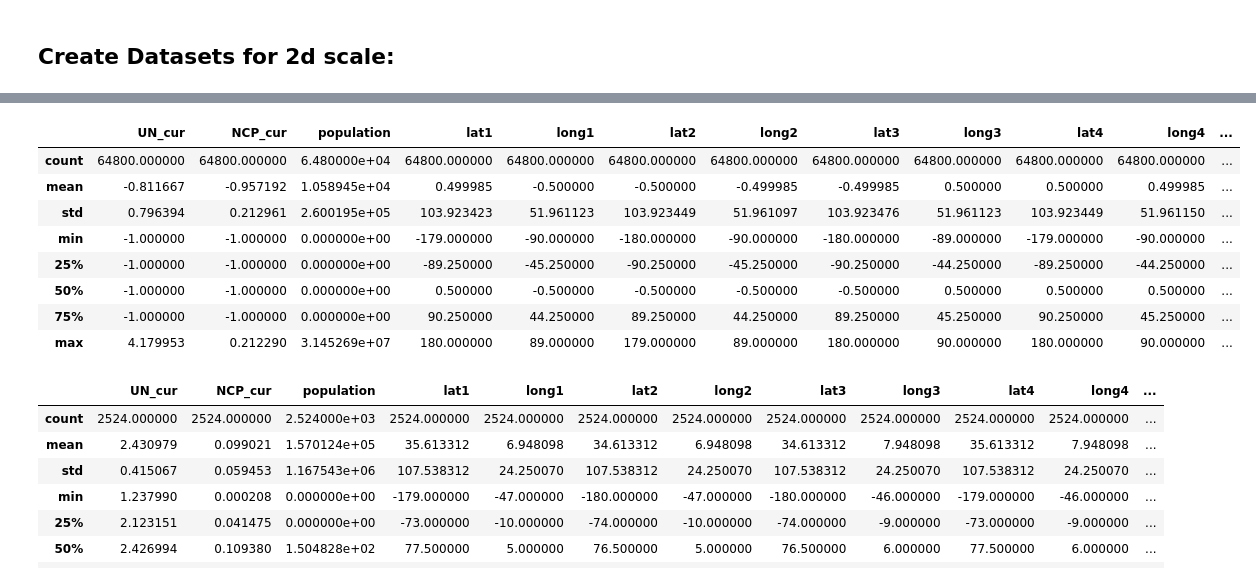
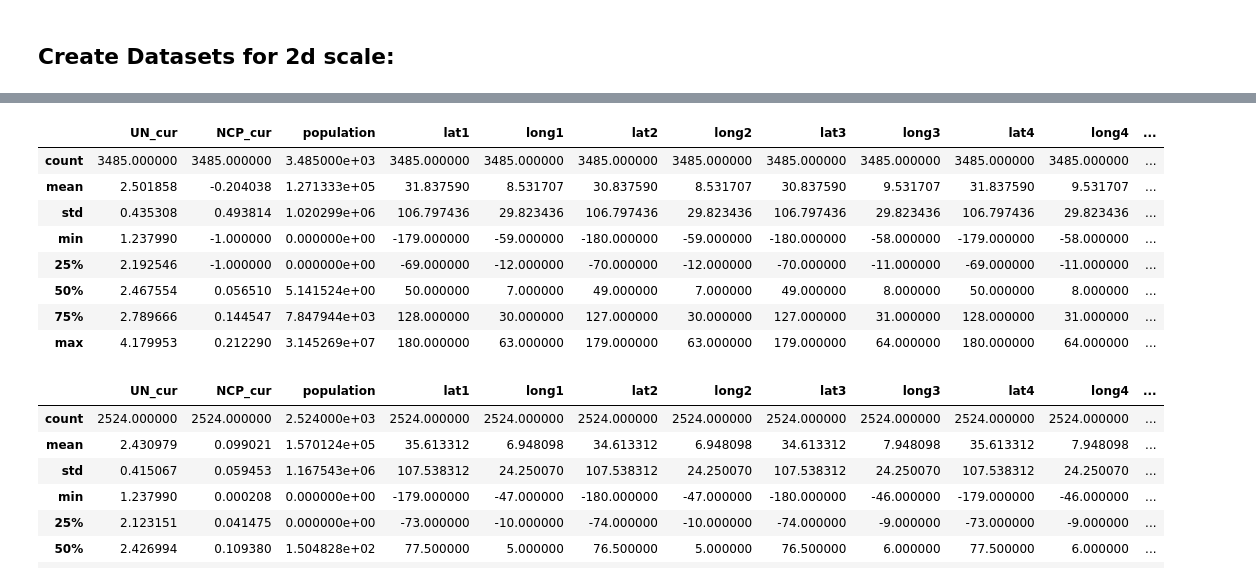
Before and after one commit to charlottegiseleweil/ipbes, a Jupyter notebook: Data Processing/Data_processing.ipynb, the cells around one changed output, grey strips where cells are left out. Cells and saved outputs as stored; diff of their text form; code cells hidden in the pictures.

```diff
--- a/Data Processing/Data_processing.ipynb
+++ b/Data Processing/Data_processing.ipynb
@@ -34,0 +60,5 @@ data.head()
+# %%
+data = water_data.merge(geometry,on='fid')
+countries['fid']=countries['fid'].astype(int)
+data = data.merge(countries,on='fid')
+data.head(1)
@@ -243,3 +257,8 @@ data_water_2d = data_water_2d.fillna(0)
 data_water_2d.to_csv('../Data/data_water_2d.csv', sep=',')
 # %% [markdown]
 # Coastal Risks
+# %%
+name_of_file = 'CV_outputs_1degree_2019_02_11_md5_c708cc320ea288938ef7d8a8db4e9c35.gpkg'
+
+layers = fiona.listlayers(name_of_file)
+layers
@@ -245,0 +267,3 @@ data_water_2d.to_csv('../Data/data_water_2d.csv', sep=',')
+# %%
+data_coastal = gpd.read_file(name_of_file, layer='Final_CRR_forviz').drop(columns = ['geometry'])
+data_coastal.head()
@@ -246,9 +277,6 @@ data_water_2d.to_csv('../Data/data_water_2d.csv', sep=',')
 # %%
-name_of_file = 'coastal_1d_outputs_md5_ac779d2c9f4e60d9912b8ddb27366222.gpkg'
-
-layers = fiona.listlayers(name_of_file)
-
-data = gpd.read_file(name_of_file, layer='grid_1_degree')
+data = data_coastal.merge(geometry,on='fid')
+data = data.merge(countries,on='fid')
 data['geometry'] = data['geometry'].apply(lambda x: poly_to_lat_long(x))
-data.head()
+data.head(1)
 # %% [output]
@@ -270,23 +294,23 @@ Index(['pop_10m_mask_cur', 'pop_10m_mask_ssp1', 'pop_10m_mask_ssp3',
       dtype='object')
 # %%
-data_coastal_2d = data[['Rt_cur','NC_cur','pop_10m_mask_cur','geometry']].copy()
+data_coastal_2d = data[['UN_c','NC_c','pop_c','geometry']].copy()
 data_coastal_2d.columns = ['UN_cur','NCP_cur','population','geometry']
 for i in range(5):
     data_coastal_2d['lat'+str(i+1)] = data_coastal_2d.geometry.apply(lambda x : x[i][0])
     data_coastal_2d['long'+str(i+1)] = data_coastal_2d.geometry.apply(lambda x : x[i][1])
 data_coastal_2d = data_coastal_2d.dropna()
 data_coastal_2d = data_coastal_2d.drop(columns=['geometry'])
 data_coastal_2d.describe()
 # %% [output]
 |  | UN_cur | NCP_cur | population | lat1 | long1 | lat2 | long2 | lat3 | long3 | lat4 | long4 | ... |
-| count | 64800.000000 | 64800.000000 | 6.480000e+04 | 64800.000000 | 64800.000000 | 64800.000000 | 64800.000000 | 64800.000000 | 64800.000000 | 64800.000000 | 64800.000000 | ... |
-| mean | -0.811667 | -0.957192 | 1.058945e+04 | 0.499985 | -0.500000 | -0.500000 | -0.499985 | -0.499985 | 0.500000 | 0.500000 | 0.499985 | ... |
-| std | 0.796394 | 0.212961 | 2.600195e+05 | 103.923423 | 51.961123 | 103.923449 | 51.961097 | 103.923476 | 51.961123 | 103.923449 | 51.961150 | ... |
-| min | -1.000000 | -1.000000 | 0.000000e+00 | -179.000000 | -90.000000 | -180.000000 | -90.000000 | -180.000000 | -89.000000 | -179.000000 | -90.000000 | ... |
-| 25% | -1.000000 | -1.000000 | 0.000000e+00 | -89.250000 | -45.250000 | -90.250000 | -45.250000 | -90.250000 | -44.250000 | -89.250000 | -44.250000 | ... |
-| 50% | -1.000000 | -1.000000 | 0.000000e+00 | 0.500000 | -0.500000 | -0.500000 | -0.500000 | -0.500000 | 0.500000 | 0.500000 | 0.500000 | ... |
-| 75% | -1.000000 | -1.000000 | 0.000000e+00 | 90.250000 | 44.250000 | 89.250000 | 44.250000 | 89.250000 | 45.250000 | 90.250000 | 45.250000 | ... |
-| max | 4.179953 | 0.212290 | 3.145269e+07 | 180.000000 | 89.000000 | 179.000000 | 89.000000 | 180.000000 | 90.000000 | 180.000000 | 90.000000 | ... |
+| count | 3485.000000 | 3485.000000 | 3.485000e+03 | 3485.000000 | 3485.000000 | 3485.000000 | 3485.000000 | 3485.000000 | 3485.000000 | 3485.000000 | 3485.000000 | ... |
+| mean | 2.501858 | -0.204038 | 1.271333e+05 | 31.837590 | 8.531707 | 30.837590 | 8.531707 | 30.837590 | 9.531707 | 31.837590 | 9.531707 | ... |
+| std | 0.435308 | 0.493814 | 1.020299e+06 | 106.797436 | 29.823436 | 106.797436 | 29.823436 | 106.797436 | 29.823436 | 106.797436 | 29.823436 | ... |
+| min | 1.237990 | -1.000000 | 0.000000e+00 | -179.000000 | -59.000000 | -180.000000 | -59.000000 | -180.000000 | -58.000000 | -179.000000 | -58.000000 | ... |
+| 25% | 2.192546 | -1.000000 | 0.000000e+00 | -69.000000 | -12.000000 | -70.000000 | -12.000000 | -70.000000 | -11.000000 | -69.000000 | -11.000000 | ... |
+| 50% | 2.467554 | 0.056510 | 5.141524e+00 | 50.000000 | 7.000000 | 49.000000 | 7.000000 | 49.000000 | 8.000000 | 50.000000 | 8.000000 | ... |
+| 75% | 2.789666 | 0.144547 | 7.847944e+03 | 128.000000 | 30.000000 | 127.000000 | 30.000000 | 127.000000 | 31.000000 | 128.000000 | 31.000000 | ... |
+| max | 4.179953 | 0.212290 | 3.145269e+07 | 180.000000 | 63.000000 | 179.000000 | 63.000000 | 179.000000 | 64.000000 | 180.000000 | 64.000000 | ... |
 # %%
 data_coastal_2d = data_coastal_2d.drop(data_coastal_2d[data_coastal_2d.NCP_cur == -1].index)
 data_coastal_2d.describe()
```
Also changed, not shown: parts of 55 cells of this notebook, 17 other files.
